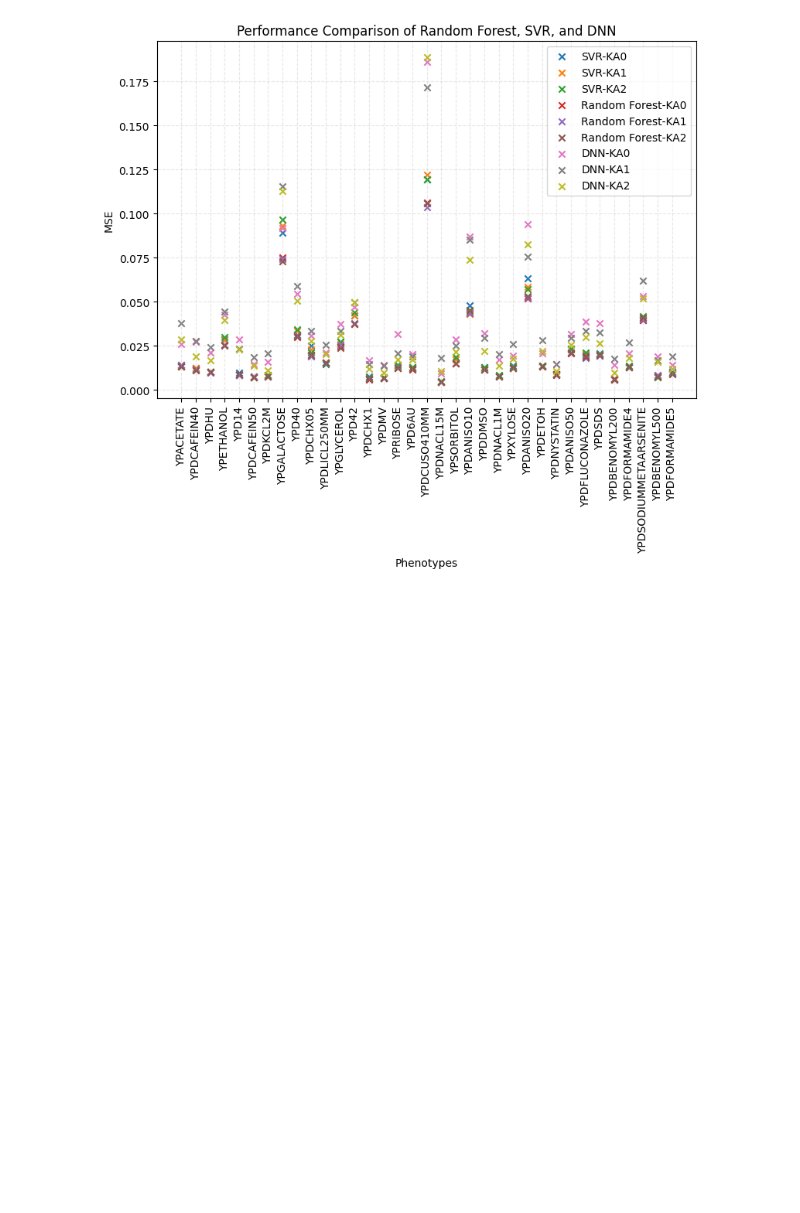
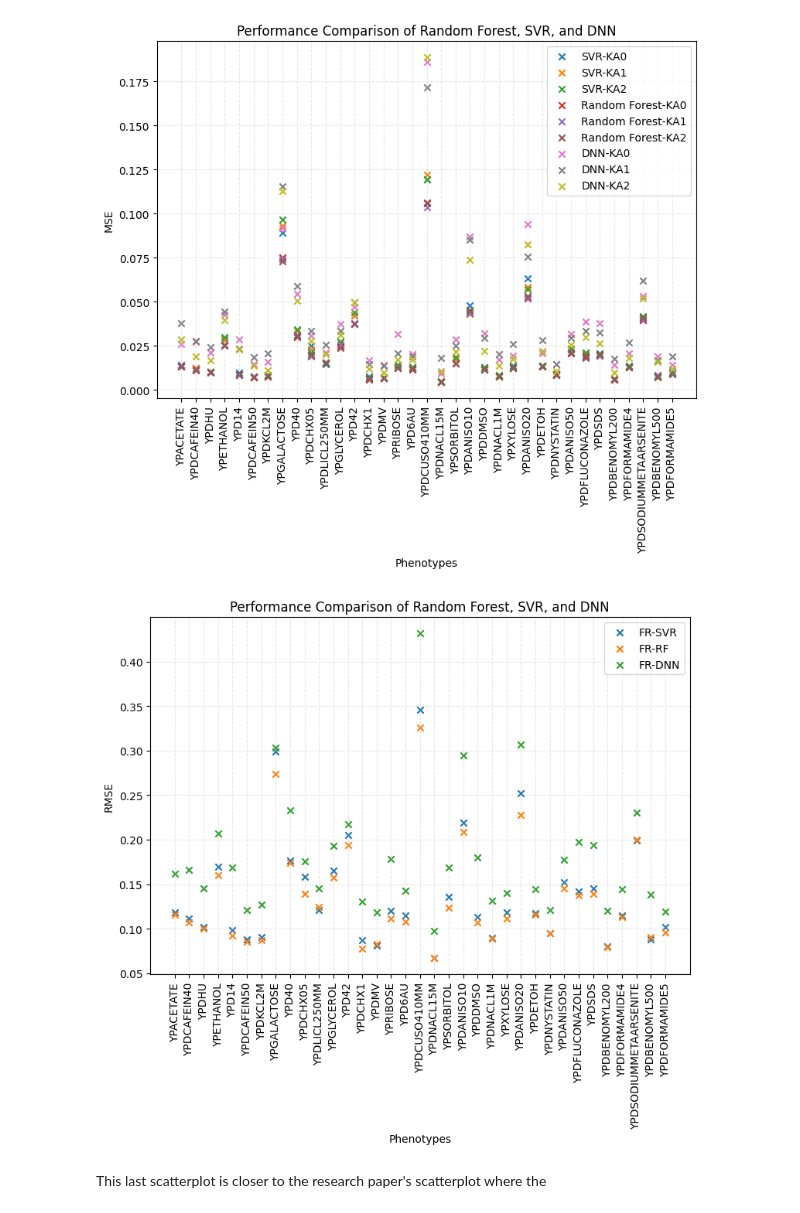
Before and after one commit to SiivaDinh/AIFinal, a Jupyter notebook: finalProjectAI.ipynb, the cells around one changed output. Cells and saved outputs as stored; diff of their text form; code cells hidden in the pictures; blank space fills up the shorter version.

```diff
--- a/finalProjectAI.ipynb
+++ b/finalProjectAI.ipynb
@@ -292,3 +292,33 @@ plt.grid(True, linestyle='--', alpha=0.3)
 plt.show()
 # %% [output]
 [figure]
+# %%
+columns = phenotype_names
+svr_mse_ka0 = np.sqrt(fr_ka0_mse_array)
+svr_mse_ka1 = np.sqrt(fr_ka1_mse_array)
+svr_mse_ka2 = np.sqrt(fr_ka2_mse_array)
+svr_mse_avg = np.mean([svr_mse_ka0, svr_mse_ka1, svr_mse_ka2], axis=0)
+random_forest_mse_ka0 = np.sqrt(fr_ka0_mse2_array)
+random_forest_mse_ka1 = np.sqrt(fr_ka1_mse2_array)
+random_forest_mse_ka2 = np.sqrt(fr_ka2_mse2_array)
+random_forest_mse_avg = np.mean([random_forest_mse_ka0, random_forest_mse_ka1, random_forest_mse_ka2], axis=0)
+dnn_mse_ka0 = np.sqrt(fr_ka0_mse3_array)
+dnn_mse_ka1 = np.sqrt(fr_ka1_mse3_array)
+dnn_mse_ka2 = np.sqrt(fr_ka2_mse3_array)
+dnn_mse_avg = np.mean([dnn_mse_ka0, dnn_mse_ka1, dnn_mse_ka2], axis=0)
+plt.figure(figsize=(9,6))
+x = np.arange(len(phenotype_names))
+plt.xticks(x, phenotype_names, rotation=90)
+plt.scatter(x, svr_mse_ka0, marker='x', label='FR-SVR')
+plt.scatter(x, random_forest_mse_ka0, marker='x', label='FR-RF')
+plt.scatter(x, dnn_mse_ka0, marker='x', label='FR-DNN')
+plt.ylabel("RMSE")
+plt.xlabel("Phenotypes")
+plt.title("Performance Comparison of Random Forest, SVR, and DNN")
+plt.legend()
+plt.grid(True, linestyle='--', alpha=0.3)
+plt.show()
+# %% [output]
+[figure, added]
+# %% [markdown]
+This last scatterplot is closer to the research paper's scatterplot where the
```
